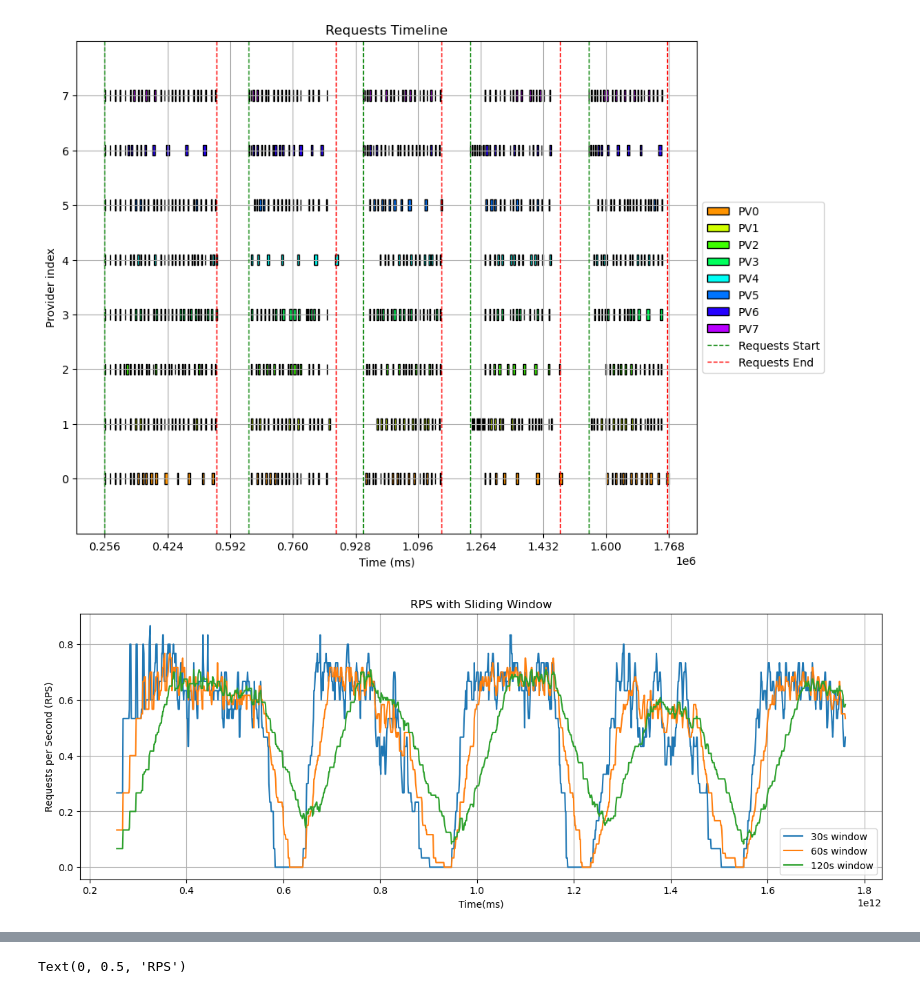
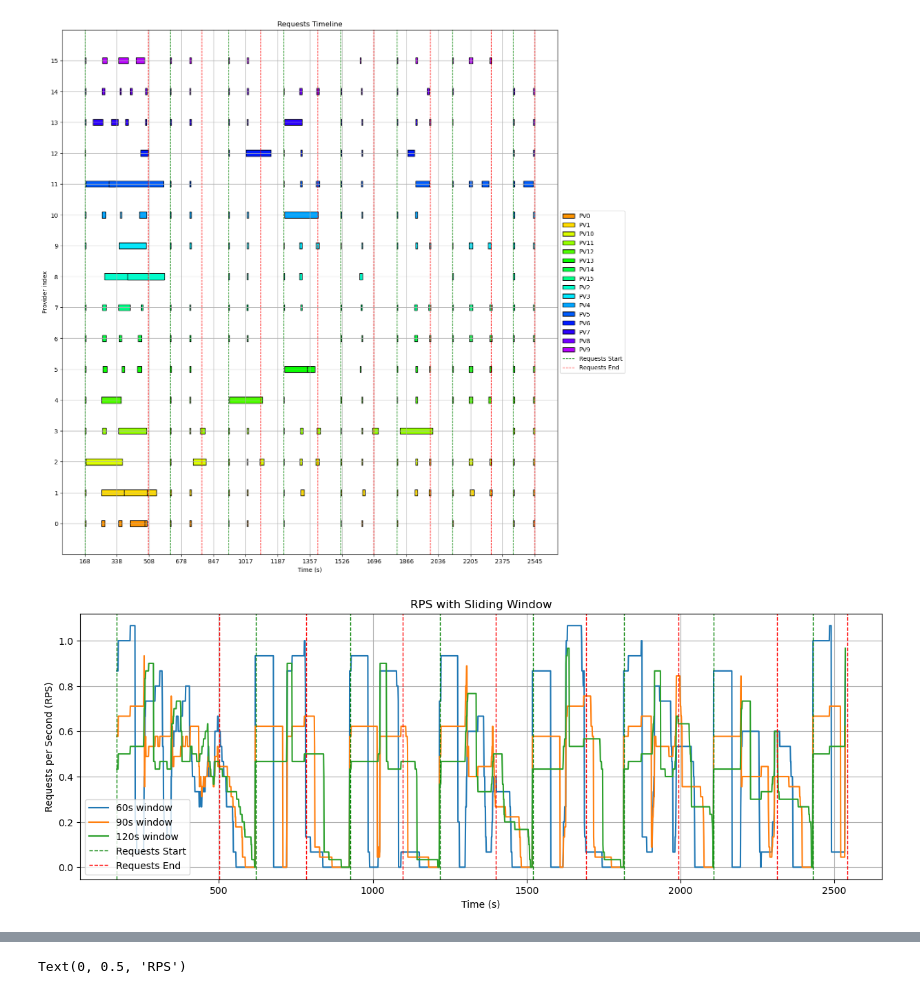
Before and after one commit to fluencelabs/ipc-load-test, a Jupyter notebook: analysis/Analysis.ipynb, the cells around one changed output, grey strips where cells are left out. Drawn from its saved outputs; the diff is of its cells as text; code cells hidden in the pictures.

```diff
--- a/analysis/Analysis.ipynb
+++ b/analysis/Analysis.ipynb
@@ -34,27 +39,8 @@ confirmed["duration"].median()
 # %%
-# epoches = dict()
-# for (pv, group) in success.groupby('provider'):
-#     group = group.copy()
-#     td = group["start"].diff()
-#     threshold = 90000 # minute
-#     group["epoch"] = (td > threshold).cumsum()
-
-#     epoches_pv = group.groupby("epoch").agg(start=('start', 'min'), end=('end', 'max')).reset_index()
-#     epoches_pv["duration"] = epoches_pv["end"] - epoches_pv["start"]
-#     epoches[pv] = epoches_pv
-
-# epoches = epoches["PV2"]
-
-epoches = success[["start", "end"]].copy()
-epoches.sort_values(by="start", inplace=True)
-td = epoches["start"].diff()
-threshold = 45000
-epoches["epoch"] = (td > threshold).cumsum()
-
+epoches = success[["start", "end", "epoch"]].copy()
 epoches = epoches.groupby("epoch").agg(start=('start', 'min'), end=('start', 'max')).reset_index()
 epoches["end"] = epoches["end"] + success["duration"].median()
 epoches["duration"] = epoches["end"] - epoches["start"]
-epoches = epoches[epoches["duration"] > 120_000]
 # %%
 epoches
 # %% [output]
@@ -67,58 +56,63 @@ epoches
 # %%
+FACTOR = 1e3
 count = len(success['provider'].unique())
-plt.figure(figsize=(10, count))
+plt.figure(figsize=(15, count))
 cmap = get_cmap(count)
 
-# for i, (pv, group) in enumerate(confirmed.groupby('provider')):
-#     data = list(zip(group['start'], group['duration']))
-#     plt.broken_barh(data, (i - 0.05, 0.1), edgecolor=cmap[i], facecolor="black", label=pv)
-
 for i, (pv, group) in enumerate(success.groupby('provider')):
-    data = list(zip(group['start'], group['duration']))
+    data = list(zip(group['start'] / FACTOR, group['duration']  / FACTOR))
     plt.broken_barh(data, (i-0.1, 0.2), edgecolor='black', facecolor=cmap[i], label=pv)
 
-for _, row in epoches.iterrows():
-    plt.axvline(x=row['start'], color='g', linestyle='--', linewidth=1, label='Requests Start' if _ == 0 else "")
-    plt.axvline(x=row['end'], color='r', linestyle='--', linewidth=1, label='Requests End' if _ == 0 else "")
+for i, row in epoches.iterrows():
+    plt.axvline(x=row['start'] / FACTOR, color='g', linestyle='--', linewidth=1, label='Requests Start' if i == 0 else "")
+    plt.axvline(x=row['end'] / FACTOR, color='r', linestyle='--', linewidth=1, label='Requests End' if i == 0 else "")
 
 # Formatting
-plt.xticks(np.linspace(success["start"].min(), success["end"].max(), 10))
+plt.xticks(np.linspace(success["start"].min() / FACTOR, success["end"].max() / FACTOR, 15))
 plt.yticks(np.linspace(0, count - 1, count))
 
-plt.xlabel('Time (ms)')
+plt.xlabel('Time (s)')
 plt.ylabel('Provider index')
 plt.title('Requests Timeline')
 plt.legend(loc='center left', bbox_to_anchor=(1, 0.5))
 plt.ylim(-1, count)
 plt.grid(True)
 plt.show()
 # %% [output]
-[figure, old version]
+[figure, new version]
 # %%
-reqs = success[["start"]].copy()
+reqs = success[["start", "size"]].copy()
 reqs["start"] = pd.to_timedelta(reqs["start"], unit="ms")
-reqs = reqs.groupby("start").size().to_frame(name='counts')
+reqs = reqs.groupby("start")["size"].sum()
 
 # Resample to 1-second frequency
-resampled = reqs.resample('1S').count()
+resampled = reqs.resample('1S').sum()
 
+FACTOR = 1e9
 def plot_window(window_size):
     rps = resampled.rolling(window=window_size, min_periods=0).sum() / window_size
-    plt.plot(rps.index, rps.values, label="{}s window".format(window_size))
+    plt.plot(rps.index / FACTOR, rps.values, label="{}s window".format(window_size))
 
 plt.figure(figsize=(15, 5))
 # Plot
-plot_window(30)
 plot_window(60)
+plot_window(90)
 plot_window(120)
-plt.xlabel('Time(ms)')
+
+for i, row in epoches.iterrows():
+    start = pd.to_timedelta(row['start'], unit="ms") / pd.Timedelta(1, 'ns')
+    plt.axvline(x=start / FACTOR, color='g', linestyle='--', linewidth=1, label='Requests Start' if i == 0 else "")
+    end = pd.to_timedelta(row['end'], unit="ms") / pd.Timedelta(1, 'ns')
+    plt.axvline(x=end / FACTOR, color='r', linestyle='--', linewidth=1, label='Requests End' if i == 0 else "")
+
+plt.xlabel('Time (s)')
 plt.ylabel('Requests per Second (RPS)')
 plt.title('RPS with Sliding Window')
 plt.grid(True)
 plt.legend()
 plt.show()
 # %% [output]
-[figure, old version]
+[figure, new version]
 # %%
 erps = []
 for (i, epoch) in epoches.iterrows():
```
Also changed, not shown: parts of 6 cells of this notebook, 1 other file.
